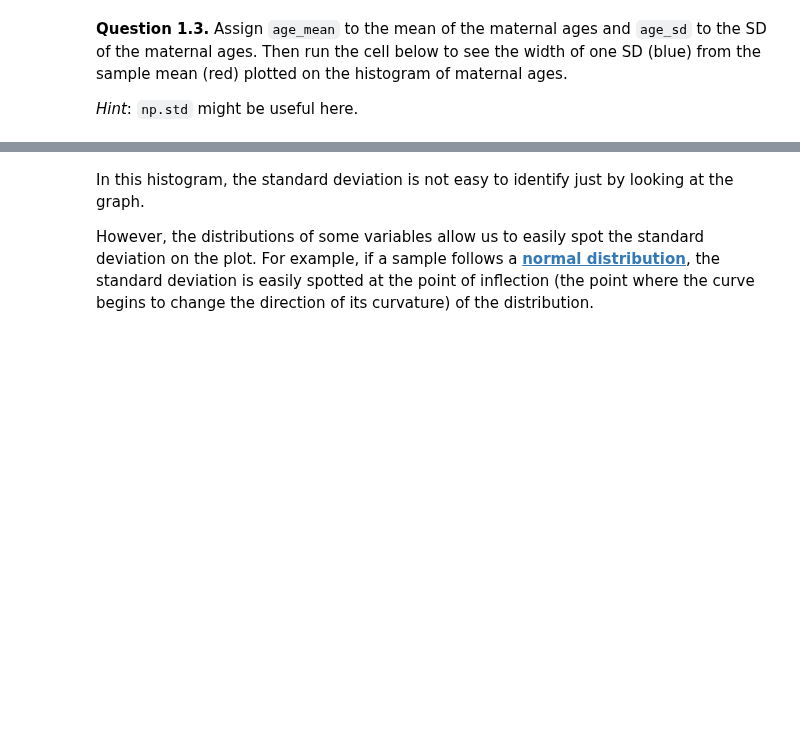
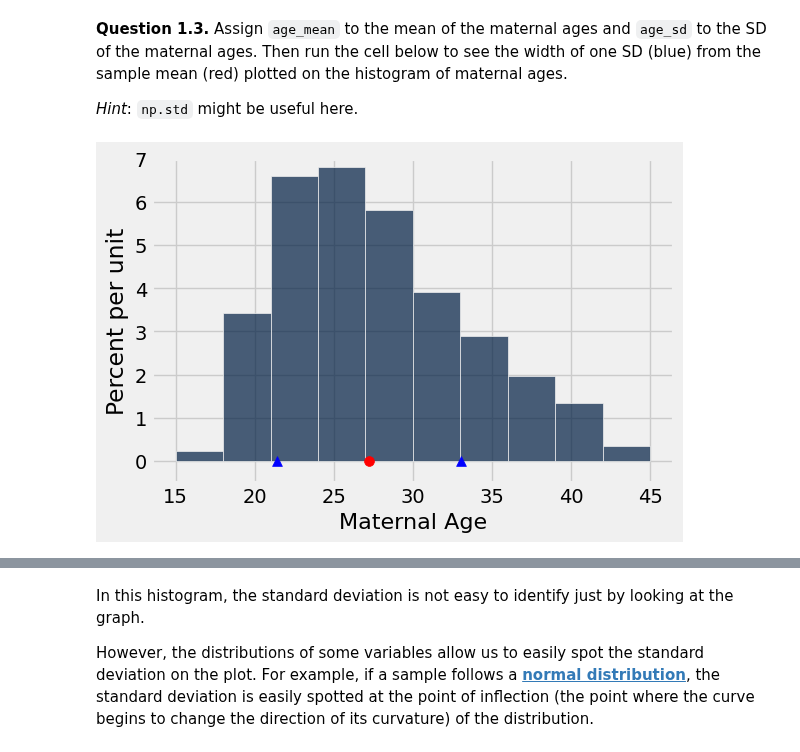
Before and after one commit to trentonbates/fall-24-data1350, a Jupyter notebook: Labs/lab08/lab08.ipynb, the cells around one changed output, grey strips where cells are left out. Drawn from its saved outputs; the diff is of its cells as text; code cells hidden in the pictures; blank space fills up the shorter version.

```diff
--- a/Labs/lab08/lab08.ipynb
+++ b/Labs/lab08/lab08.ipynb
@@ -62,13 +79,15 @@ You can read more about Variability and SD in [Chapter 14.2](https://inferential
 
 *Hint*: `np.std` might be useful here.
 # %%
-age_mean = ...
-age_sd = ...
+age_mean = np.average(births.column("Maternal Age"))
+age_sd = np.std(births.column("Maternal Age"))
 births.hist("Maternal Age")
 
 plots.scatter(age_mean, 0, color='red', zorder=2, s=50);
 plots.scatter(age_mean+age_sd, 0, marker='^', color='blue', zorder=2, s=50);
 plots.scatter(age_mean-age_sd, 0, marker='^', color='blue', zorder=2, s=50);
 plots.ylim(-0.005, 0.07);
+# %% [output]
+[figure, added]
 # %%
 grader.check("q1_3")
```
Also changed, not shown: parts of 31 cells of this notebook, 1 other file.
